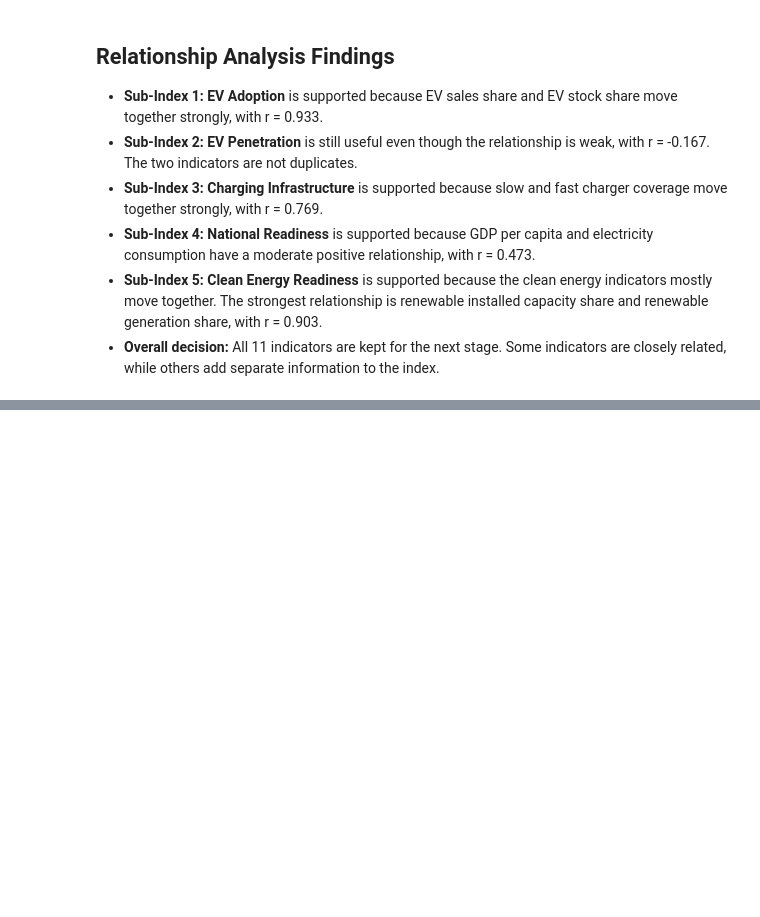
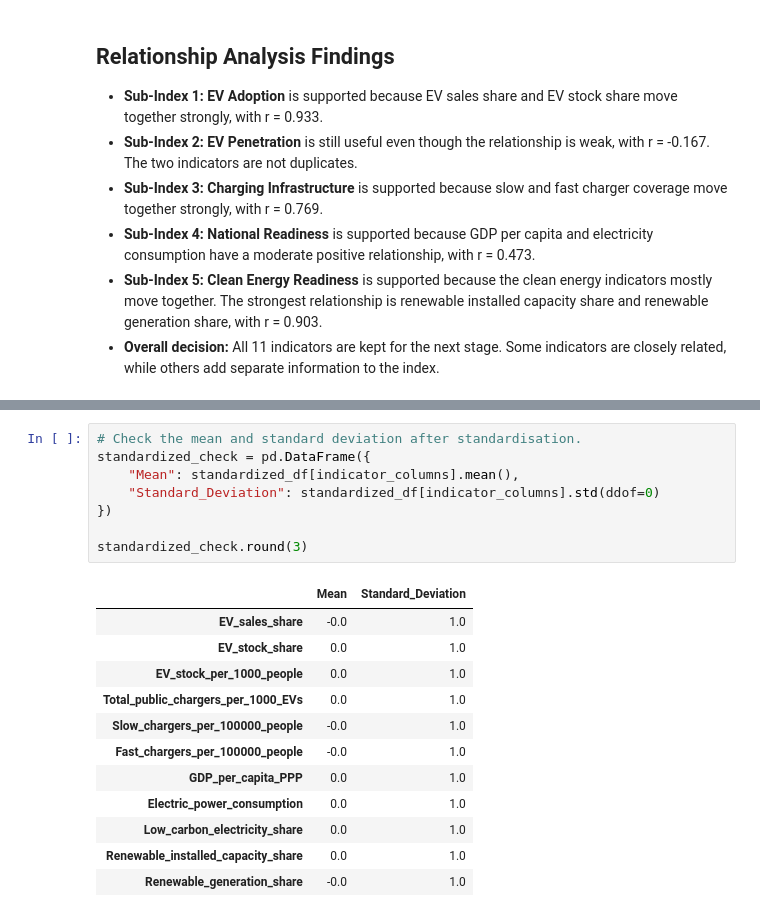
Before and after one commit to RathnamMeghana/DAV_CA1, a Jupyter notebook: index.ipynb, the cells around one changed output, grey strips where cells are left out. Cells and saved outputs as stored; diff of their text form; blank space fills up the shorter version.

```diff
--- a/index.ipynb
+++ b/index.ipynb
@@ -1280,0 +1313,21 @@ plot_relationship(
+# %%
+# Check the mean and standard deviation after standardisation.
+standardized_check = pd.DataFrame({
+    "Mean": standardized_df[indicator_columns].mean(),
+    "Standard_Deviation": standardized_df[indicator_columns].std(ddof=0)
+})
+
+standardized_check.round(3)
+# %% [output]
+|  | Mean | Standard_Deviation |
+| EV_sales_share | -0.0 | 1.0 |
+| EV_stock_share | 0.0 | 1.0 |
+| EV_stock_per_1000_people | 0.0 | 1.0 |
+| Total_public_chargers_per_1000_EVs | 0.0 | 1.0 |
+| Slow_chargers_per_100000_people | -0.0 | 1.0 |
+| Fast_chargers_per_100000_people | -0.0 | 1.0 |
+| GDP_per_capita_PPP | 0.0 | 1.0 |
+| Electric_power_consumption | 0.0 | 1.0 |
+| Low_carbon_electricity_share | 0.0 | 1.0 |
+| Renewable_installed_capacity_share | 0.0 | 1.0 |
+| Renewable_generation_share | -0.0 | 1.0 |
```
Also changed, not shown: parts of 2 cells of this notebook.
